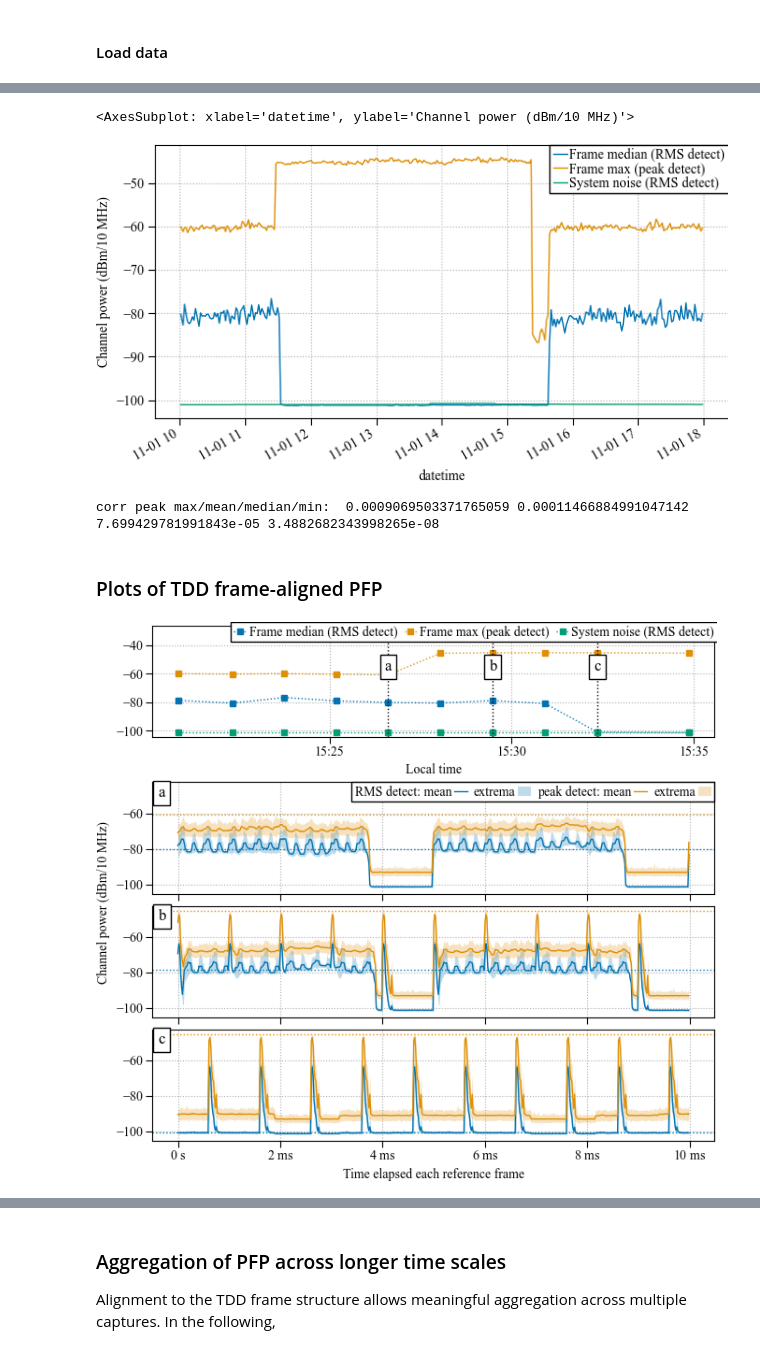
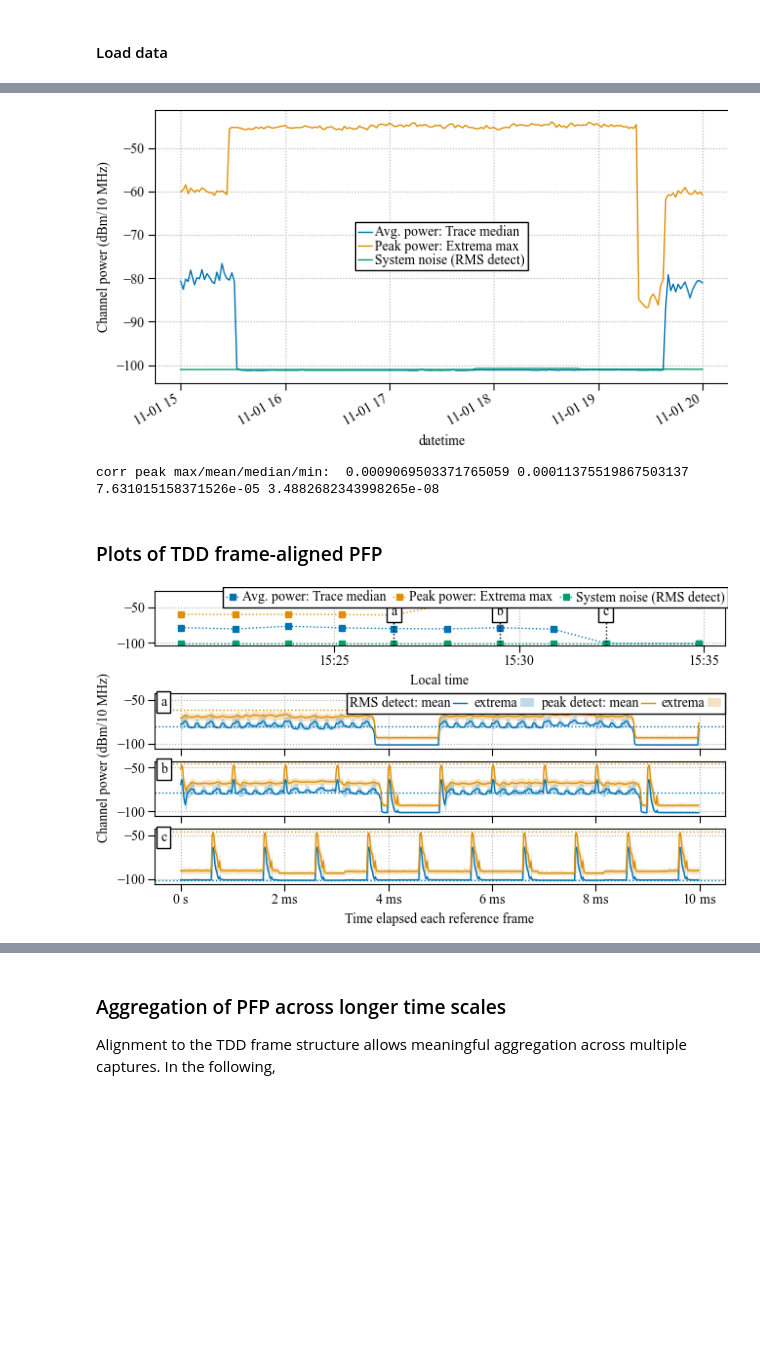
Before and after one commit to usnistgov/nasctn-sea-ingest, a Jupyter notebook: demos/3gpp_detect_and_sync.ipynb, the cells around one changed output, grey strips where cells are left out. Cells and saved outputs as stored; diff of their text form; code cells hidden in the pictures; blank space fills up the shorter version.

Commit message:
plotting updates to support matplotlib 3.8

```diff
--- a/demos/3gpp_detect_and_sync.ipynb
+++ b/demos/3gpp_detect_and_sync.ipynb
@@ -29,20 +29,23 @@ plt.style.use("report.mplstyle")
 # %% [markdown]
 #### Load data
 # %%
-from ziparchive import read_seamf_zipfile_as_ddf, restore_multiindex
 import dask
+import sea_ingest
 
 with stopwatch():
-    ddfs = read_seamf_zipfile_as_ddf(
-        data_path / "NIT-2022-12-13.zip", tz="America/New_York"
+    ddfs = sea_ingest.read_seamf_zipfile_as_ddf(
+        data_path / "NIT-2022-12-13.zip",
+        tz="America/New_York",
+        localize=False,
+        partition_size=300,
     )
 
     day_ddfs = {
         k: ddfs[k].loc["2022-11-01"] for k in ("psd", "pfp", "pvt", "channel_metadata")
     }
 
-    day = dask.compute(day_ddfs, num_workers=8)[0]
-    restore_multiindex(day)
+    day = dask.compute(day_ddfs)[0]
+    sea_ingest.restore_multiindex(day)
 
     for table_name in ("psd", "pfp", "pvt"):
         day[table_name] = day[table_name].astype("float32")
@@ -51,31 +54,43 @@ with stopwatch():
 # %%
 freq = 3605e6
 
-pfp_indicators = {
-    "Frame median (RMS detect)": trace(
+noise_figure = sea_ingest.trace(
+    day, "channel_metadata", "cal_noise_figure_dB", frequency=freq
+)
+avg_power = (
+    sea_ingest.trace(
         day, "pfp", frequency=freq, capture_statistic="mean", detector="rms"
-    ).quantile(0.5, axis=1),
-    "Frame max (peak detect)": trace(
+    )
+    .quantile(0.5, axis=1)
+)
+peak_power = (
+    sea_ingest.trace(
         day, "pfp", frequency=freq, capture_statistic="max", detector="peak"
-    ).max(axis=1),
-    "System noise (RMS detect)": trace(
-        day, "channel_metadata", "cal_noise_figure_dB", frequency=freq
     )
-    + -174
-    + 70
-    - 1,
-}
+    .max(axis=1)
+)
 
-pfp_indicators = pd.concat(pfp_indicators, axis=1)
+noise_figure = pd.Series(
+    noise_figure.values[noise_figure.index.get_indexer(avg_power.index, method='nearest')],
+    index=avg_power.index
+)
+
+pfp_indicators = pd.DataFrame(
+    {
+        "Avg. power: Trace median": avg_power.values,
+        "Peak power: Extrema max": peak_power.values,
+        "System noise (RMS detect)": (noise_figure + -174 + 70 - 1).values,
+    },
+    index = avg_power.index
+)
 
 (
-    pfp_indicators.loc["2022-11-01 10:00:00":"2022-11-01 18:00:00"].plot(
+    pfp_indicators.loc["2022-11-01 15:00:00":"2022-11-01 20:00:00"].plot(
         ylabel="Channel power (dBm/10 MHz)"
     )
-)
+);
 # %% [output]
-<AxesSubplot: xlabel='datetime', ylabel='Channel power (dBm/10 MHz)'>
-[figure, old version]
+[figure, new version]
 # %%
 from scipy import signal
 
@@ -208,36 +223,36 @@ print(
     day_corr_info.peak.values.min(),
 );
 # %% [output]
-corr peak max/mean/median/min:  0.0009069503371765059 0.00011466884991047142 7.699429781991843e-05 3.4882682343998265e-08
+corr peak max/mean/median/min:  0.0009069503371765059 0.00011375519867503137 7.631015158371526e-05 3.4882682343998265e-08
 # %% [markdown]
 ### Plots of TDD frame-aligned PFP
 # %%
-from plots import (
+from sea_ingest.plots import (
     nearest_datetimes,
     plot_pfp_span_with_detail,
     plot_pvt_detail,
     plot_psd_detail,
 )
 
 plt.style.use("report.mplstyle")
 
 detail_trace_targets = {
-    "a": "2022-11-01 11:26",
-    "b": "2022-11-01 11:30",
-    "c": "2022-11-01 11:33",
+    "a": "2022-11-01 15:26",
+    "b": "2022-11-01 15:30",
+    "c": "2022-11-01 15:33",
 }
-mid_span = slice("2022-11-01 11:20:00", "2022-11-01 11:35:00")
+mid_span = slice("2022-11-01 15:20:00", "2022-11-01 15:35:00")
 
 detail_datetimes = {
     k: nearest_datetimes(pfp_indicators, [v])[0]
     for k, v in detail_trace_targets.items()
 }
 
 plot_pfp_span_with_detail(day_traces, freq, pfp_indicators, mid_span, detail_datetimes);
 # plot_pvt_detail(day, freq, detail_datetimes)
 # plot_psd_detail(day, detail_datetimes)
 # %% [output]
-[figure, old version]
+[figure, new version]
 # %%
 from matplotlib.dates import ConciseDateFormatter, AutoDateLocator
 
```
Also changed, not shown: parts of 4 cells of this notebook, 2 other files.
